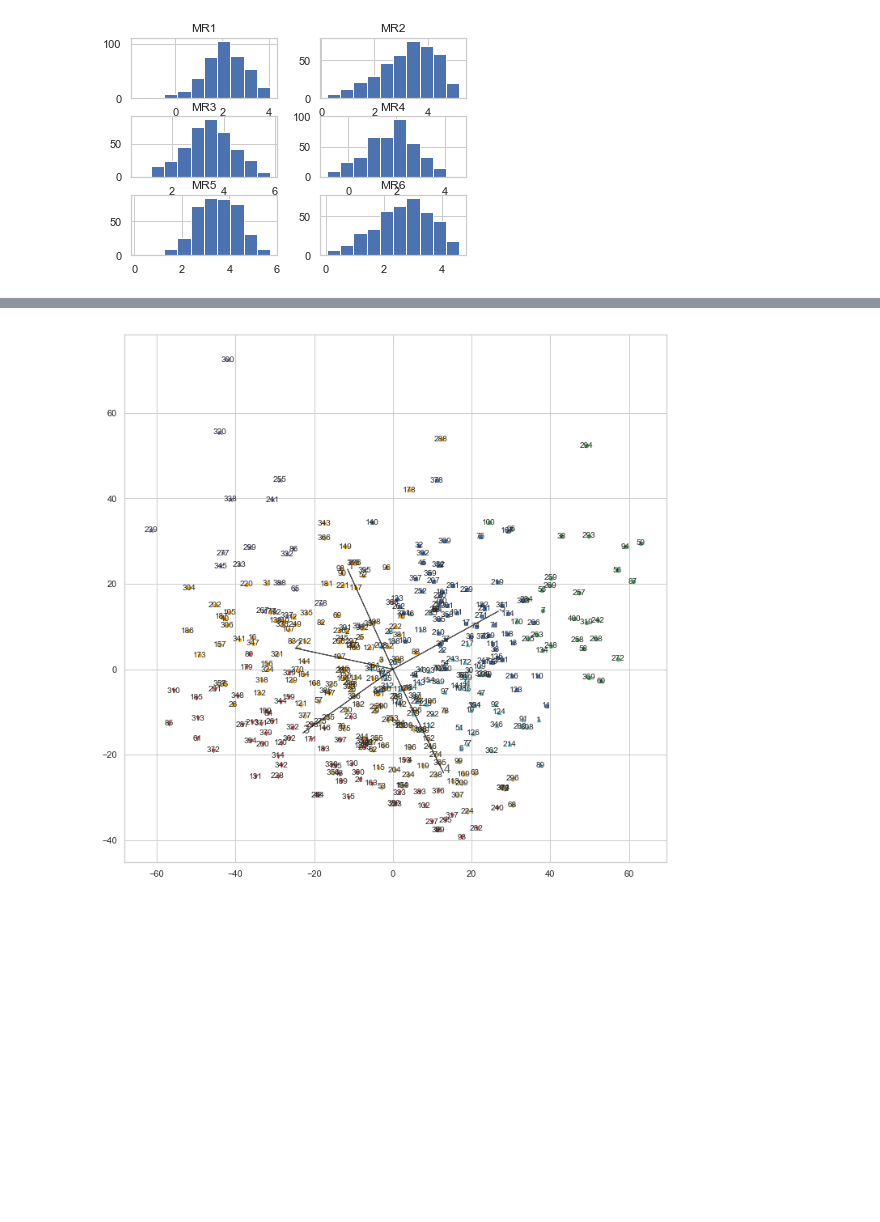
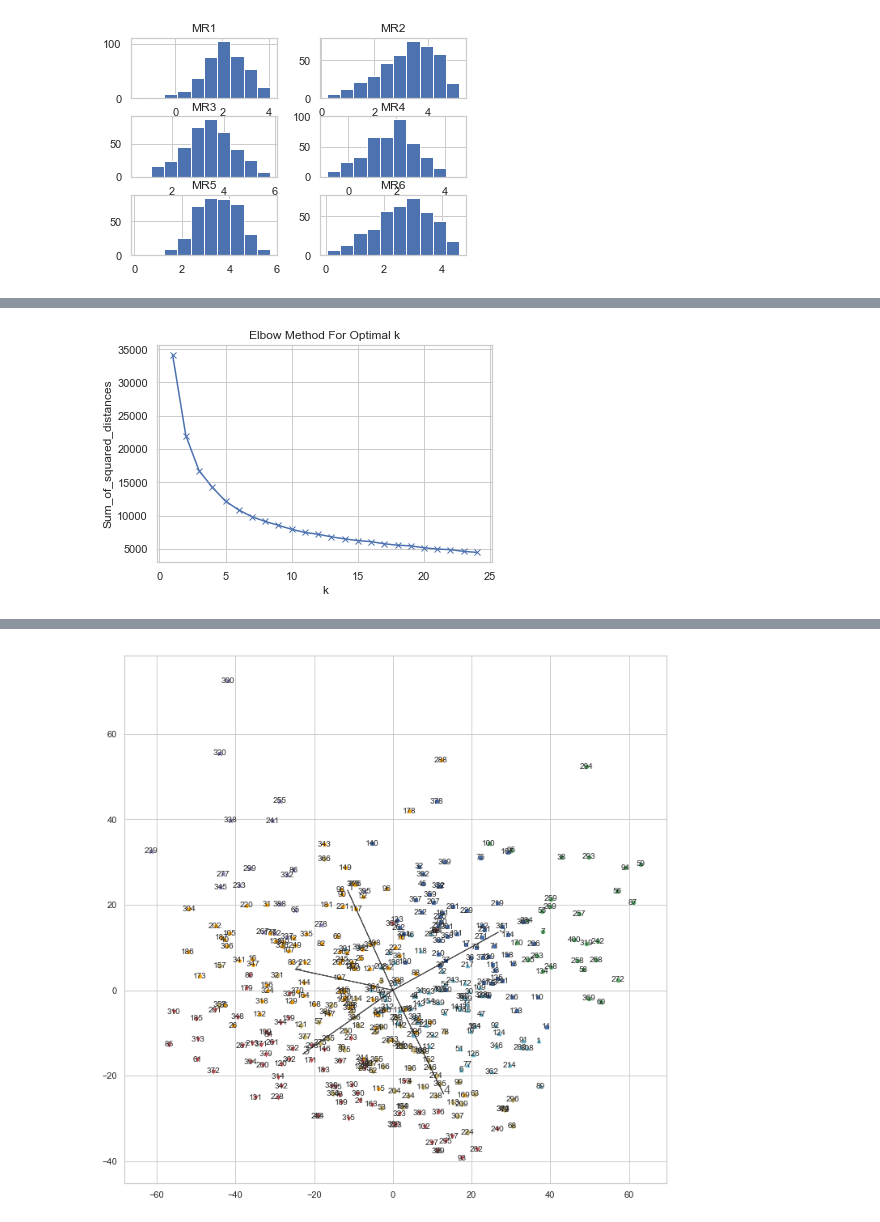
Before and after one commit to martinakienberger/Dissertation_LIS, a Jupyter notebook: Datenanalyse_1.ipynb, the cells around one changed output, grey strips where cells are left out. Saved outputs shown, nothing was run; the diff lists cells and outputs as text; code cells hidden in the pictures; blank space fills up the shorter version.

```diff
--- a/Datenanalyse_1.ipynb
+++ b/Datenanalyse_1.ipynb
@@ -775,0 +799,4 @@ Df_C.hist();
+# %%
+AQ3_Lk = Daten_A3[Liste_A_Q3].T.apply(pd.value_counts).fillna(0).astype(integer)
+AQ3_Lk = AQ3_Lk.T
+AQ3_Lk.drop(0, axis=1, inplace=True)
@@ -775,0 +839,4 @@ Df_C.hist();
+# %%
+elbow_method(AQ3_Lk)
+# %% [output]
+[figure, added]
```
Also changed, not shown: parts of 77 cells of this notebook.
